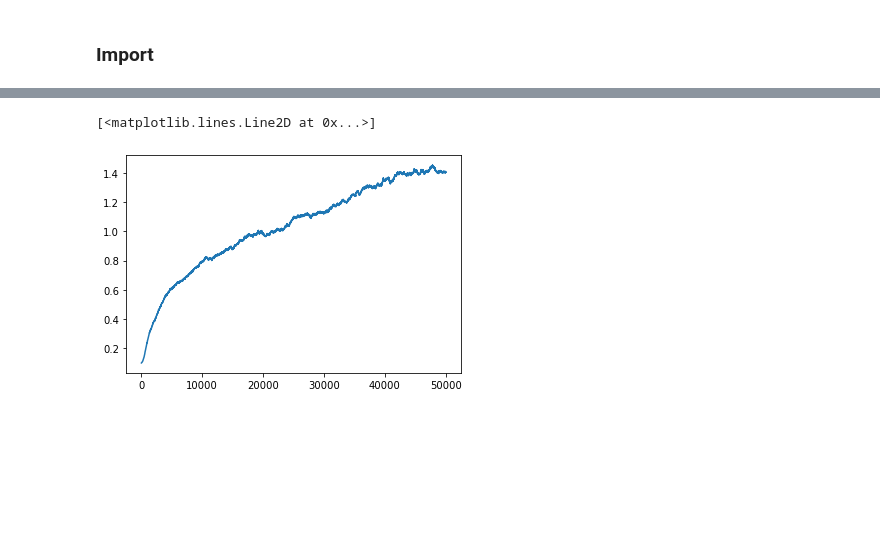
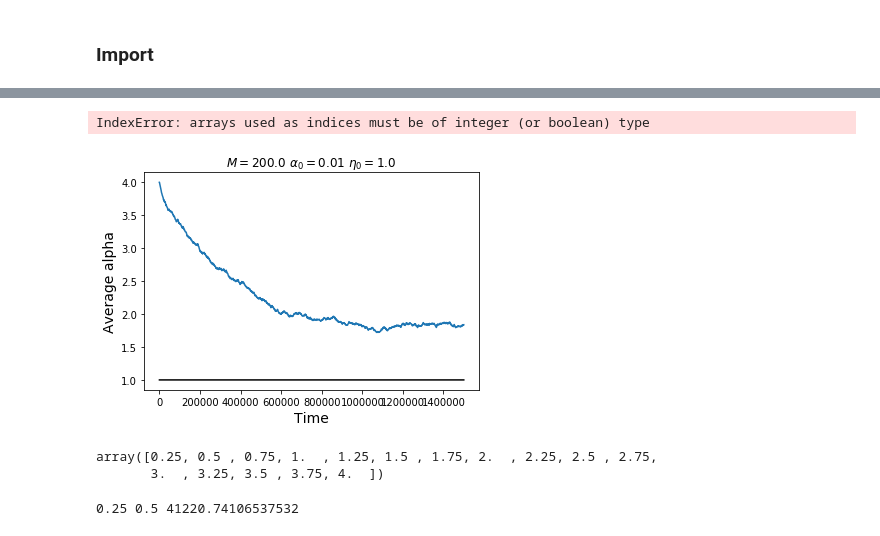
Before and after one commit to amazzoli/PopGenCompetition, a Jupyter notebook: main/Chemostat.ipynb, the cells around one changed output, grey strips where cells are left out. Saved outputs shown, nothing was run; the diff lists cells and outputs as text; code cells hidden in the pictures; blank space fills up the shorter version.

```diff
--- a/main/Chemostat.ipynb
+++ b/main/Chemostat.ipynb
@@ -81,15 +106,20 @@ for i in range(len(labels)-1):
 # %%
 alphas = np.linspace(params['delta_alpha'], params['alpha_max'], n_states)
 av_av_alpha = np.zeros(len(av_alpha_traj))
-params['N_realizations'] = 50
+av_times = np.zeros(len(av_alpha_traj))
+params['N_realizations'] = 120
+final_dist = np.array([])
+snap_times_frac = np.array([0.6,0.7,0.8,0.9,1])
+snap_times = snap_times_frac * int(len(av_alpha_traj)-1)
 for i in range(int(params['N_realizations'])):
     traj, labels = ut.read_traj(data_dir+'traj'+str(i)+'.txt')
     N_traj = traj[:,1:].sum(axis=1)
     av_alpha_traj = np.sum(traj[:,1:]*alphas, axis=1) / N_traj
     #plt.plot(av_alpha_traj)
+    #final_dist.append(av_alpha_traj[int(len(av_alpha_traj)*0.9)])
     av_av_alpha += av_alpha_traj/params['N_realizations']
+    av_times += traj[:,0]/params['N_realizations']
-# %%
-plt.plot(traj[:,0], av_av_alpha)
-# %% [output]
-[<matplotlib.lines.Line2D at 0x...>]
-[figure, removed]
+# %%
+av_alpha_traj[snap_times]
+# %% [output]
+IndexError: arrays used as indices must be of integer (or boolean) type
@@ -95,0 +128,15 @@ plt.plot(traj[:,0], av_av_alpha)
+# %%
+plt.xlabel('Time',fontsize=14)
+plt.ylabel('Average alpha',fontsize=14)
+plt.title("$M=$"+str(params['M'])+r" $\alpha_0=$"+str(params['alpha0'])+r" $\eta_0=$"+str(params['eta0']))
+plt.plot(av_times, av_av_alpha)
+plt.plot(av_times, np.ones(len(traj[:,0]))*np.sqrt(params['M']*params['alpha0']/2), c='black')
+plt.savefig('av_alpha.png', dpi=200)
+# %% [output]
+[figure, added]
+# %%
+alphas = np.linspace(params['delta_alpha'], params['alpha_max'], int( params['alpha_max']/params['delta_alpha']))
+alphas
+# %% [output]
+array([0.25, 0.5 , 0.75, 1.  , 1.25, 1.5 , 1.75, 2.  , 2.25, 2.5 , 2.75,
+       3.  , 3.25, 3.5 , 3.75, 4.  ])
@@ -95,0 +153,7 @@ plt.plot(traj[:,0], av_av_alpha)
+# %%
+i = 0
+Nts = Nts_f(params['M'], alphas[i+1], alphas[i], params['alpha0'])
+c = c_f(alphas[i+1], alphas[i], params['alpha0'])
+print(alphas[i], alphas[i+1], mut_p_inv_ratio(Nts, c))
+# %% [output]
+0.25 0.5 41220.74106537532
```
Also changed, not shown: parts of 11 cells of this notebook, 13 other files.
